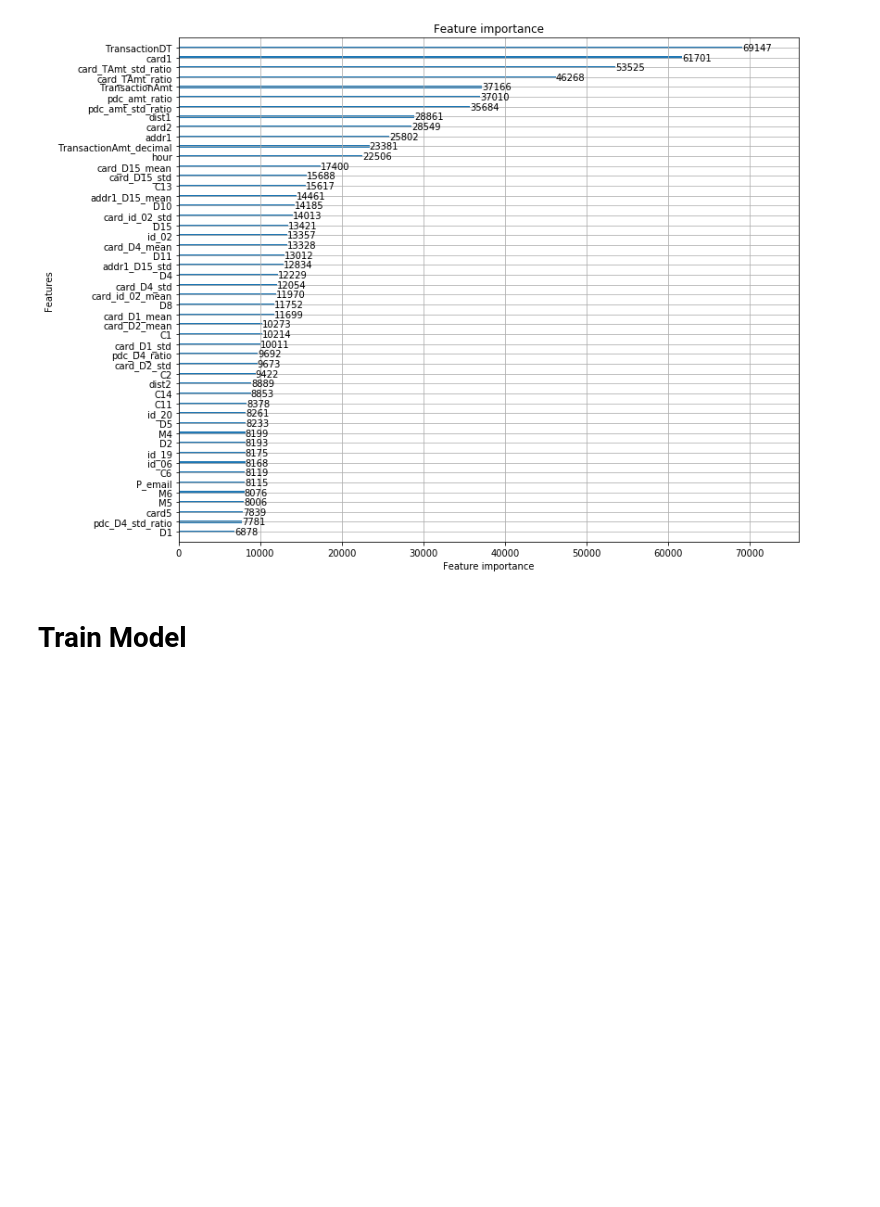
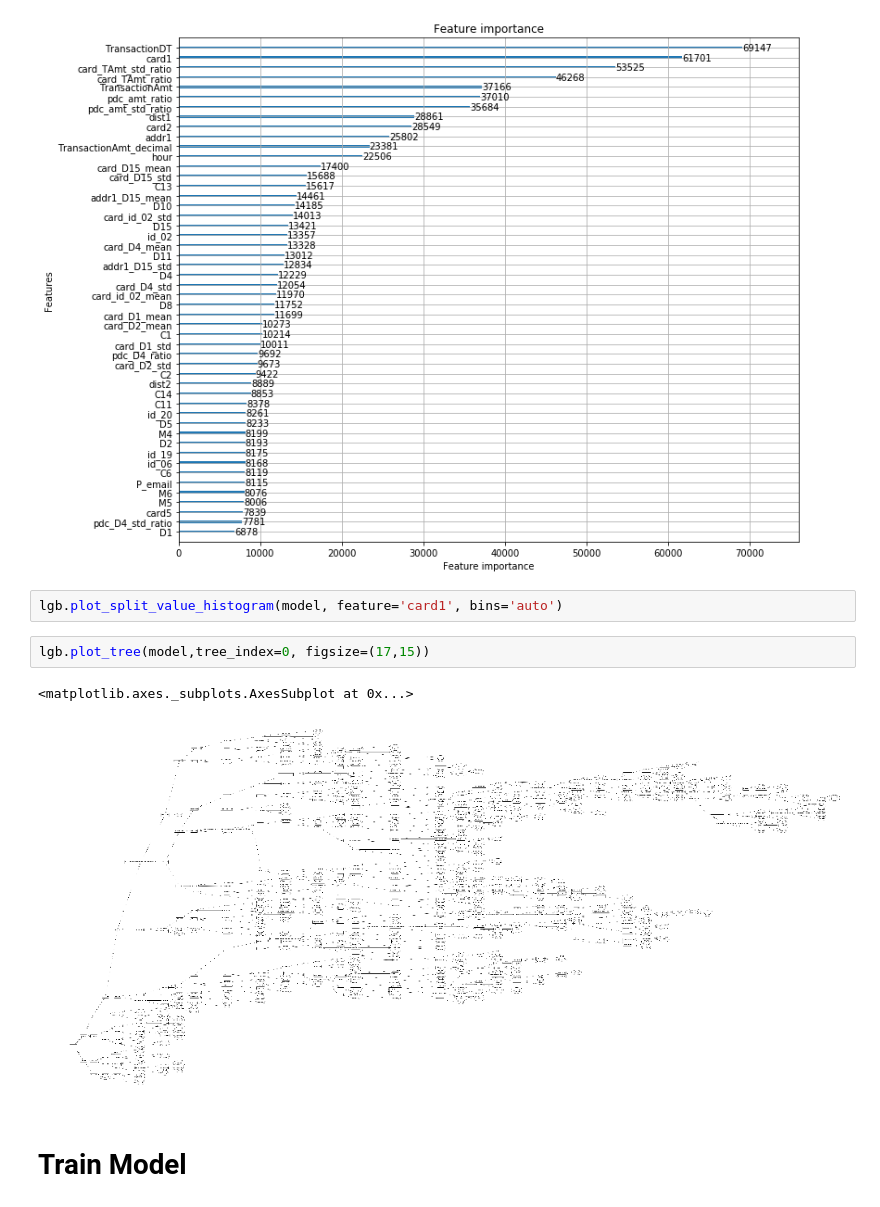
Before and after one commit to haataa/IEEE_CIS_Fraud_Detection, a Jupyter notebook: model_lgb.ipynb, the cells around one changed output. Drawn from its saved outputs; the diff is of its cells as text; blank space fills up the shorter version.

Commit message:
feat: add visuals of metric and tree

```diff
--- a/model_lgb.ipynb
+++ b/model_lgb.ipynb
@@ -115,6 +117,13 @@ lgb.plot_importance(model, max_num_features=50,figsize=(12,10))
 # %% [output]
 <matplotlib.axes._subplots.AxesSubplot at 0x...>
 [figure]
+# %%
+lgb.plot_split_value_histogram(model, feature='card1', bins='auto')
+# %%
+lgb.plot_tree(model,tree_index=0, figsize=(17,15))
+# %% [output]
+<matplotlib.axes._subplots.AxesSubplot at 0x...>
+[figure, added]
 # %% [markdown]
 # Train Model
 # %%
```
Also changed, not shown: parts of 7 cells of this notebook.
